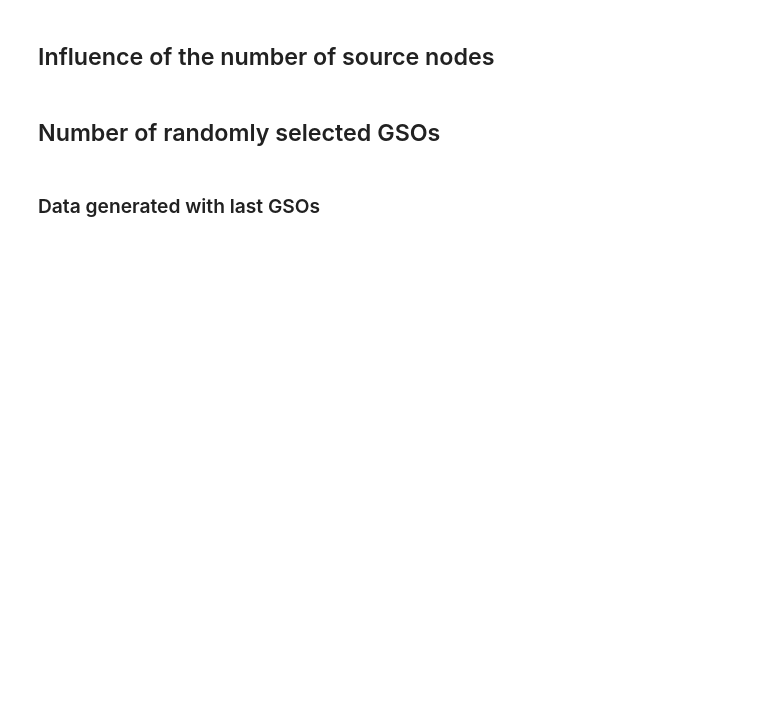
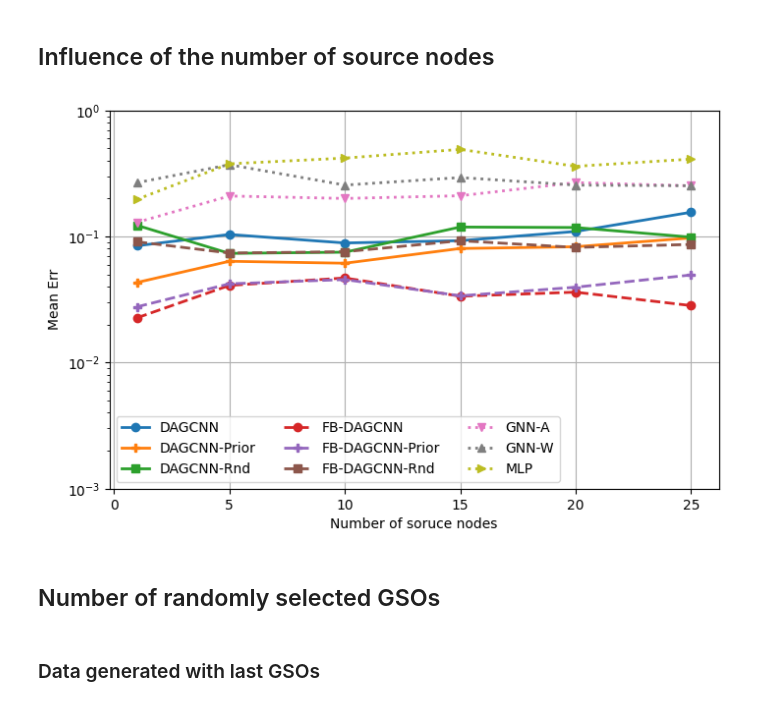
Before and after one commit to reysam93/dag_conv_nn, a Jupyter notebook: diffusion_learning.ipynb, the cells around one changed output. Saved outputs shown, nothing was run; the diff lists cells and outputs as text; code cells hidden in the pictures; blank space fills up the shorter version.

Commit message:
updating notebook to show results

```diff
--- a/diffusion_learning.ipynb
+++ b/diffusion_learning.ipynb
@@ -33,7 +33,7 @@ np.random.seed(SEED)
 torch.manual_seed(SEED)
 dgl.random.seed(SEED)
 
-device = torch.device('cuda:1' if torch.cuda.is_available() else 'cpu')
+device = torch.device('cuda:0' if torch.cuda.is_available() else 'cpu')
 # torch.cuda.set_per_process_memory_fraction(.5, device=device)
 # %% [markdown]
 ## Default parameters and auxiliary functions
@@ -362,13 +365,15 @@ err, std, times = influence_sources_exp(data_soruces, default_arch_p, default_mo
 # %%
 if SAVE:
     file_name = PATH + f'src_nodes_inf-{data_p["src_t"]}'
     np.savez(file_name, err=err, std=std, times=times, exp=Exps, xvals=N_sources)
     print('SAVED FILE:', file_name)
 
 mean_err = err.mean(axis=0)
 med_err = np.median(err, axis=0)
 legend = [exp['leg'] for exp in Exps]
-utils.plot_results(med_err, N_sources, Exps, 'Number of soruce nodes', ylim_bottom=1e-3)
+utils.plot_results(mean_err, N_sources, Exps, 'Number of soruce nodes', ylim_bottom=1e-3)
+# %% [output]
+[figure, added]
 # %%
 # file_name = PATH + 'src_nodes_inf-constant.npz'
 # err, std, times, Exps, N_sources = utils.load_data(file_name)
```
Also changed, not shown: parts of 7 cells of this notebook.
